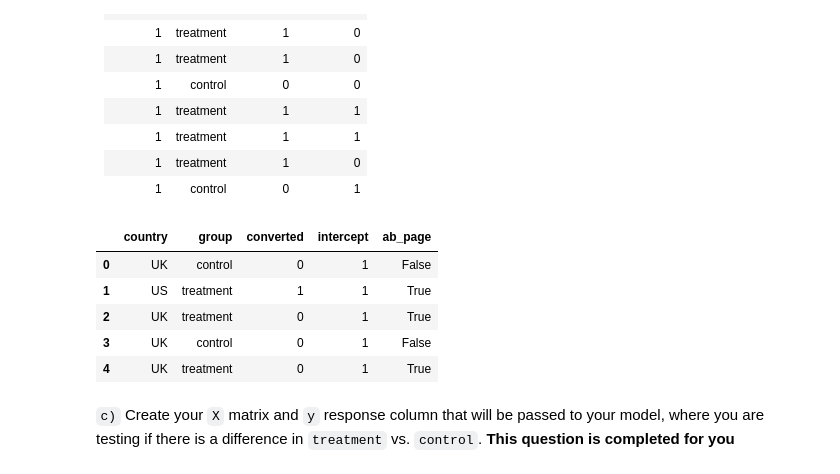
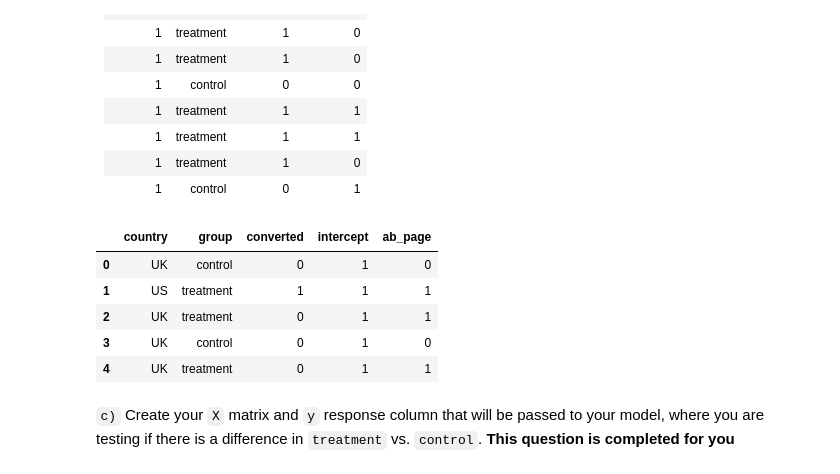
Before and after one commit to Chaklader/analyze_ab_test_results, a Jupyter notebook: ab_test_results.ipynb, the cells around one changed output. Saved outputs shown, nothing was run; the diff lists cells and outputs as text; code cells hidden in the pictures.

```diff
--- a/ab_test_results.ipynb
+++ b/ab_test_results.ipynb
@@ -787,14 +787,14 @@ Below you can see an example of the new columns that will need to be added (The
 | 1           |  control    |  0          |  1          |
 # %%
 df['intercept'] = 1
-df['ab_page'] = pd.get_dummies(df['group'])['treatment']
+df['ab_page'] = pd.get_dummies(df['group'])['treatment'].astype(int)
 df.head()
 # %% [output]
 |  | country | group | converted | intercept | ab_page |
-| 0 | UK | control | 0 | 1 | False |
-| 1 | US | treatment | 1 | 1 | True |
-| 2 | UK | treatment | 0 | 1 | True |
-| 3 | UK | control | 0 | 1 | False |
-| 4 | UK | treatment | 0 | 1 | True |
+| 0 | UK | control | 0 | 1 | 0 |
+| 1 | US | treatment | 1 | 1 | 1 |
+| 2 | UK | treatment | 0 | 1 | 1 |
+| 3 | UK | control | 0 | 1 | 0 |
+| 4 | UK | treatment | 0 | 1 | 1 |
 # %% [markdown]
 `c)`  Create your `X` matrix and `y` response column that will be passed to your model, where you are testing if there is a difference in `treatment` vs. `control`. **This question is completed for you**
```
Also changed, not shown: parts of 8 cells of this notebook.
